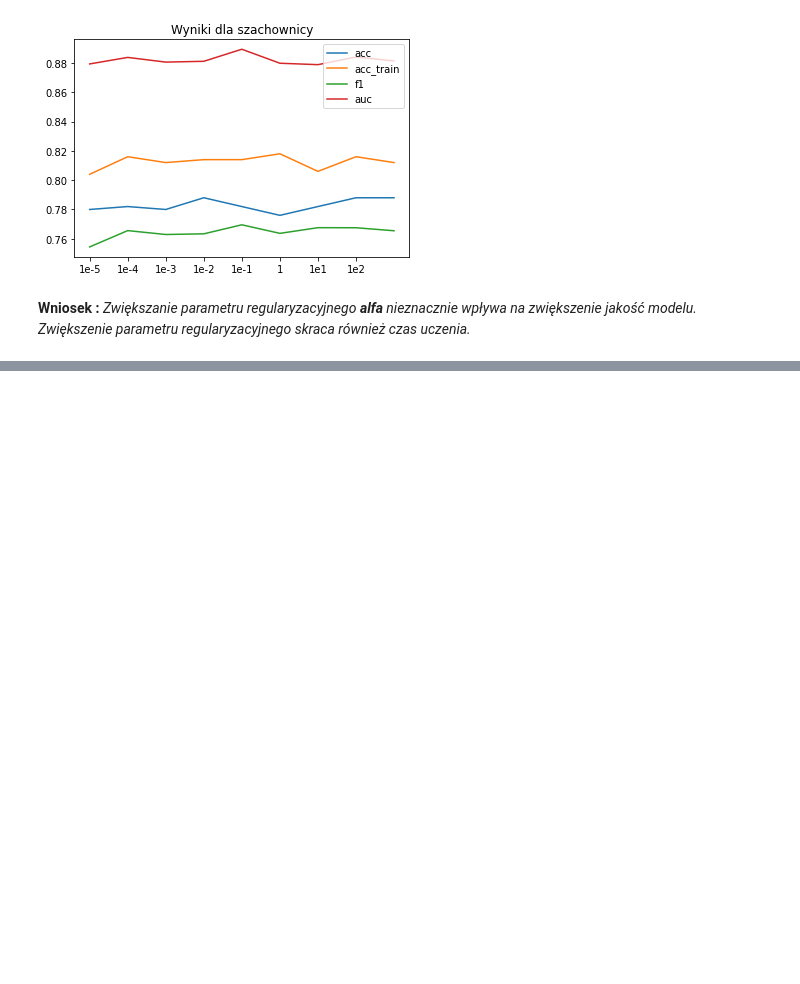
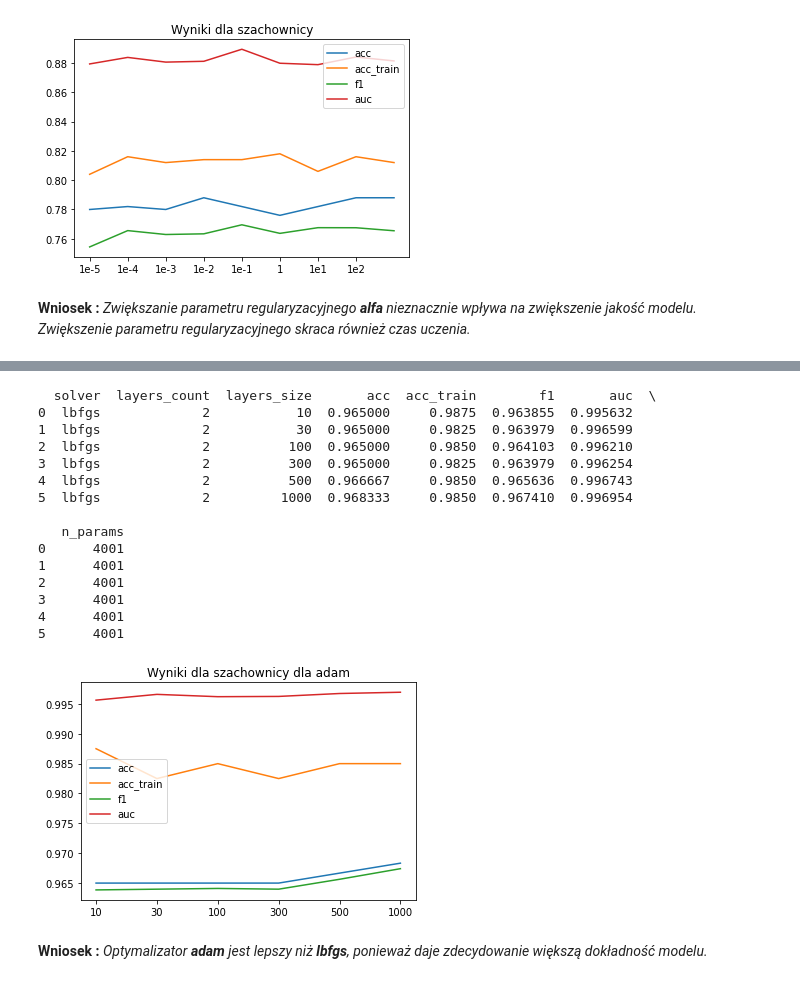
Before and after one commit to wolejnik/master-s-degree, a Jupyter notebook: classifier_MLP_ML1/main.ipynb, the cells around one changed output, grey strips where cells are left out. Cells and saved outputs as stored; diff of their text form; code cells hidden in the pictures; blank space fills up the shorter version.

```diff
--- a/classifier_MLP_ML1/main.ipynb
+++ b/classifier_MLP_ML1/main.ipynb
@@ -596,0 +724,28 @@ plt.show()
+# %%
+exp_data = experiment_optimalizer()
+df = pd.DataFrame(exp_data)
+print(df)
+df.loc[:, ["acc", "acc_train", "f1", "auc"]].plot()
+xticklabels = ["10", "30", "100", "300", "500", "1000"]
+plt.title('Wyniki dla szachownicy dla adam')
+plt.xticks([0, 1, 2, 3, 4, 5], xticklabels)
+plt.show()
+# %% [output]
+  solver  layers_count  layers_size       acc  acc_train        f1       auc  \
+0  lbfgs             2           10  0.965000     0.9875  0.963855  0.995632
+1  lbfgs             2           30  0.965000     0.9825  0.963979  0.996599
+2  lbfgs             2          100  0.965000     0.9850  0.964103  0.996210
+3  lbfgs             2          300  0.965000     0.9825  0.963979  0.996254
+4  lbfgs             2          500  0.966667     0.9850  0.965636  0.996743
+5  lbfgs             2         1000  0.968333     0.9850  0.967410  0.996954
+
+   n_params
+0      4001
+1      4001
+2      4001
+3      4001
+4      4001
+5      4001
+[figure, added]
+# %% [markdown]
+**Wniosek :** _Optymalizator **adam** jest lepszy niż **lbfgs**, ponieważ daje zdecydowanie większą dokładność modelu._
```
Also changed, not shown: parts of 5 cells of this notebook.
